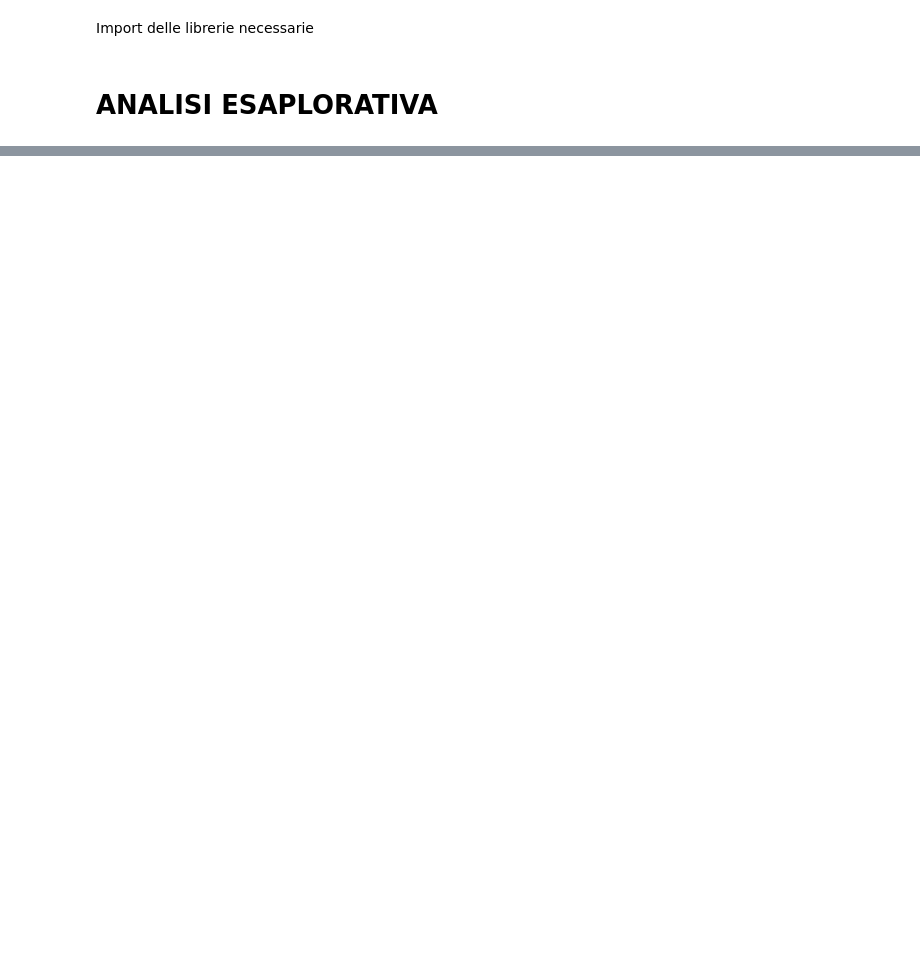
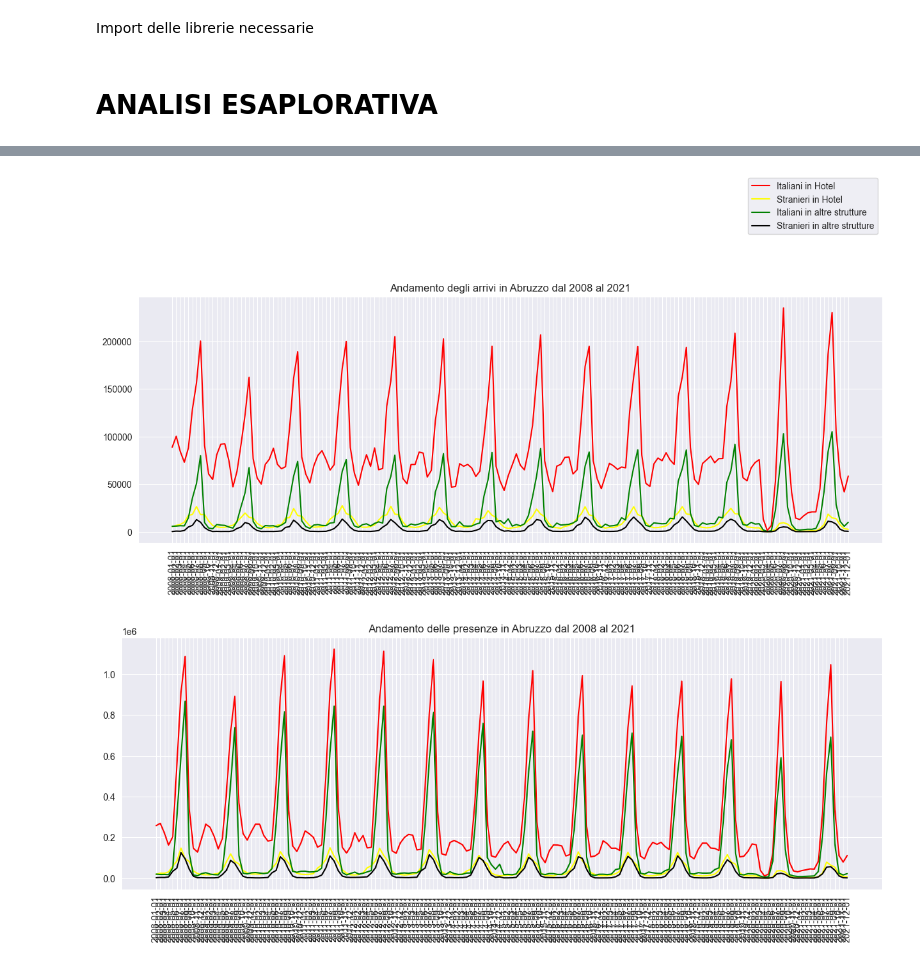
Before and after one commit to FedericoFornone/Laboratorio_Integrato, a Jupyter notebook: data_analysis/eda_province.ipynb, the cells around one changed output, grey strips where cells are left out. Cells and saved outputs as stored; diff of their text form; code cells hidden in the pictures; blank space fills up the shorter version.

```diff
--- a/data_analysis/eda_province.ipynb
+++ b/data_analysis/eda_province.ipynb
@@ -191,0 +29,4 @@ ModuleNotFoundError: No module named 'skforecast'
+# %%
+def make_mask(df:pd.DataFrame, region:str, infrastructure:str, residence:str):
+    df = df[(df['Region'] == region) & (df['Infrastructure'] == infrastructure) & (df['ResidenceCountry']==residence)]
+    return df
@@ -191,0 +58,43 @@ ModuleNotFoundError: No module named 'skforecast'
+# %%
+# Classe per creare grafici a dispersione e tracciato
+class Plot:
+  def __init__(self, sizex:int, sizey:int):
+    self.x = np.zeros(sizex)
+    self.y = np.zeros(sizey)
+
+  #label nome associato alla legenda dei dati che verranno rappresentati
+  def tracciato(self, x:np.array, y:np.array, label:str, colore:str):
+    self.x = x
+    self.y = y
+    plt.plot(self.x, self.y, label=label, color=colore)
+
+  def dispersione(self, x:np.array, y:np.array, label:str,
+                  colore:str, dimensione:np.int64, trasparenza: np.float64):
+    self.x = x
+    self.y = y
+    plt.scatter(self.x, self.y, label=label, color=colore,
+                s=dimensione, alpha=trasparenza)
+# %%
+plt.figure(figsize=(15,5))
+plt.xticks(rotation=90)
+arrivals_abruzzo = Plot(mask_abr_hotel_ita.Date.size, mask_abr_hotel_ita['Arrivals'].size)
+arrivals_abruzzo.tracciato(mask_abr_hotel_ita.Date, mask_abr_hotel_ita['Arrivals'], "Italiani in Hotel", "red")
+arrivals_abruzzo.tracciato(mask_abr_hotel_ita.Date, mask_abr_hotel_ext['Arrivals'], "Stranieri in Hotel", "yellow")
+arrivals_abruzzo.tracciato(mask_abr_hotel_ita.Date, mask_abr_nothotel_ita['Arrivals'], "Italiani in altre strutture", "green")
+arrivals_abruzzo.tracciato(mask_abr_hotel_ita.Date, mask_abr_nothotel_ext['Arrivals'], "Stranieri in altre strutture", "black")
+plt.title("Andamento degli arrivi in Abruzzo dal 2008 al 2021")
+plt.legend(bbox_to_anchor=(1, 1.50))
+plt.show()
+
+plt.figure(figsize=(15,5))
+plt.xticks(rotation=90)
+attendance_abruzzo = Plot(mask_abr_hotel_ita.Date.size, mask_abr_hotel_ita['Attendance'].size)
+attendance_abruzzo.tracciato(mask_abr_hotel_ita.Date, mask_abr_hotel_ita['Attendance'], "Italiani in Hotel", "red")
+attendance_abruzzo.tracciato(mask_abr_hotel_ita.Date, mask_abr_hotel_ext['Attendance'], "Stranieri in Hotel", "yellow")
+attendance_abruzzo.tracciato(mask_abr_hotel_ita.Date, mask_abr_nothotel_ita['Attendance'], "Italiani in altre strutture", "green")
+attendance_abruzzo.tracciato(mask_abr_hotel_ita.Date, mask_abr_nothotel_ext['Attendance'], "Stranieri in altre strutture", "black")
+plt.title("Andamento delle presenze in Abruzzo dal 2008 al 2021")
+plt.show()
+# %% [output]
+[figure, added]
+[figure, added]
```
Also changed, not shown: parts of 12 cells of this notebook, 1 other file.
